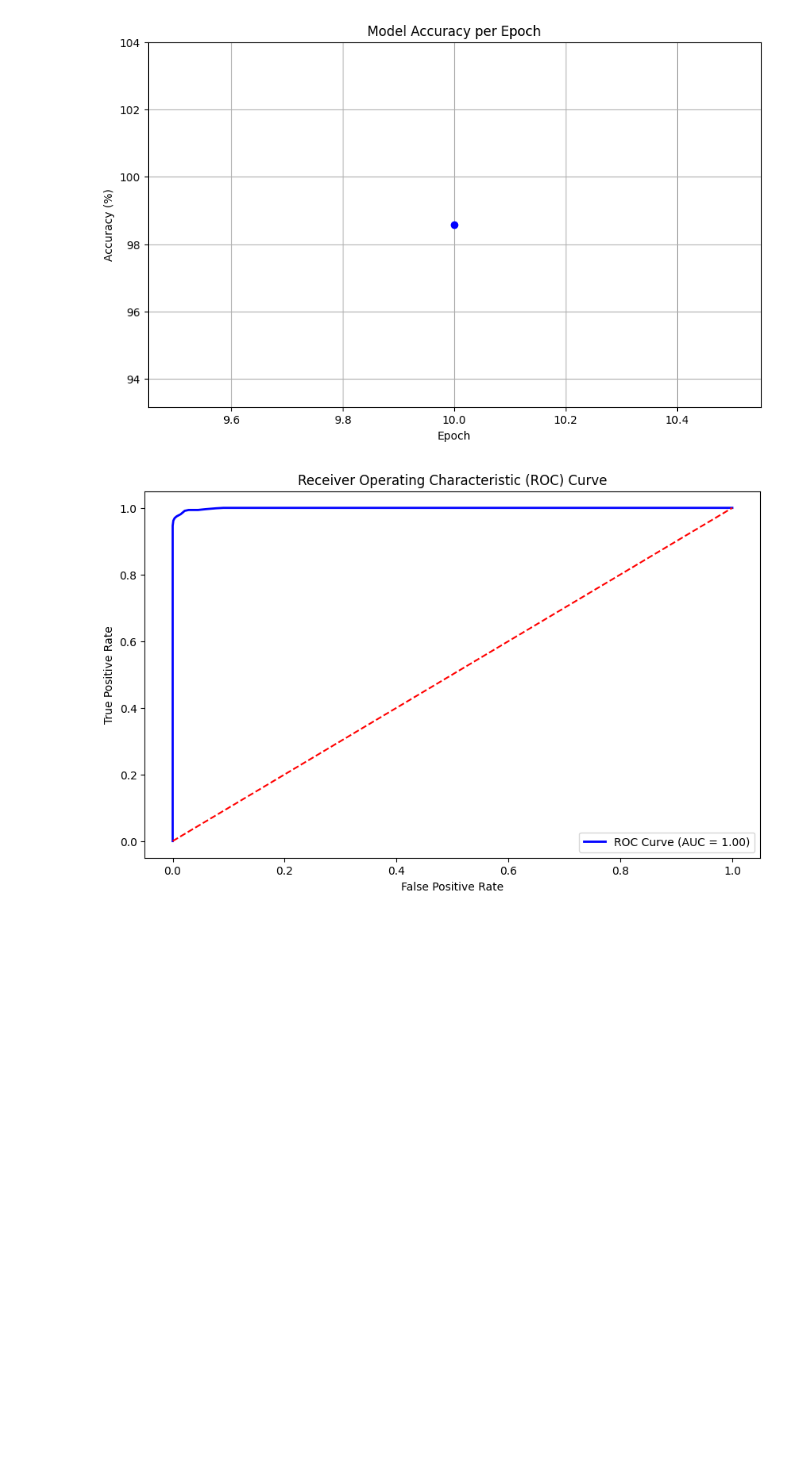
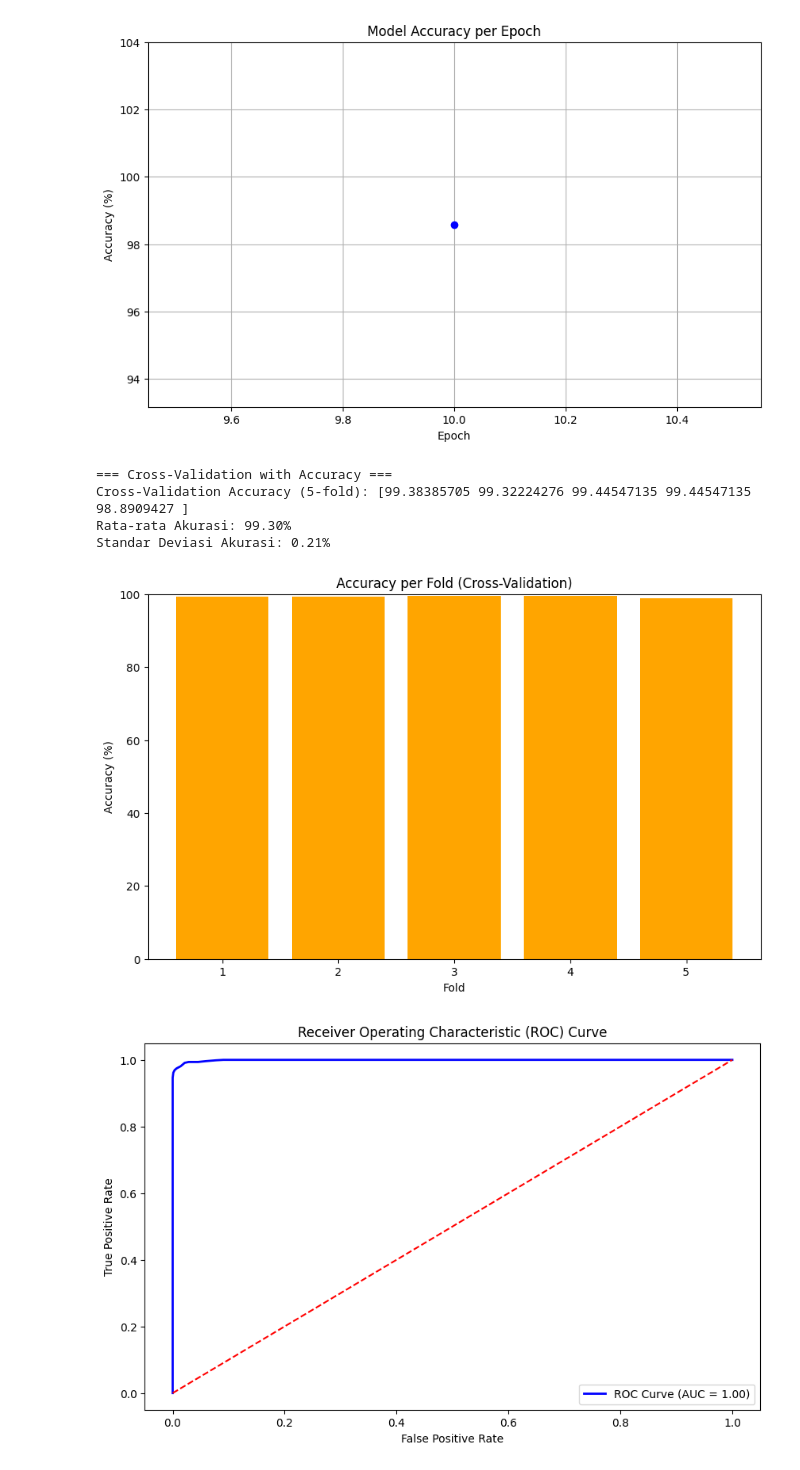
Before and after one commit to NaufalDekha002/NFD_MachineLearning, a Jupyter notebook: NFD_With_KNN.ipynb, the cells around one changed output. Cells and saved outputs as stored; diff of their text form; code cells hidden in the pictures; blank space fills up the shorter version.

```diff
--- a/NFD_With_KNN.ipynb
+++ b/NFD_With_KNN.ipynb
@@ -224,6 +225,30 @@ plt.grid()
 plt.show()
 # %% [output]
 [figure]
+# %%
+# === Cross-Validation with Accuracy ===
+print("\n=== Cross-Validation with Accuracy ===")
+# Menggunakan cross_val_score untuk mendapatkan akurasi rata-rata dari setiap fold
+cv_scores = cross_val_score(knn, x_networkpatterns, y_encoded, cv=5, scoring='accuracy')
+
+print(f"Cross-Validation Accuracy (5-fold): {cv_scores * 100}")
+print(f"Rata-rata Akurasi: {np.mean(cv_scores) * 100:.2f}%")
+print(f"Standar Deviasi Akurasi: {np.std(cv_scores) * 100:.2f}%")
+
+# Plotting Akurasi Cross-Validation
+plt.figure(figsize=(10, 6))
+plt.bar(range(1, len(cv_scores) + 1), cv_scores * 100, color='orange')
+plt.xlabel("Fold")
+plt.ylabel("Accuracy (%)")
+plt.title("Accuracy per Fold (Cross-Validation)")
+plt.ylim([0, 100])
+plt.show()
+# %% [output]
+=== Cross-Validation with Accuracy ===
+Cross-Validation Accuracy (5-fold): [99.38385705 99.32224276 99.44547135 99.44547135 98.8909427 ]
+Rata-rata Akurasi: 99.30%
+Standar Deviasi Akurasi: 0.21%
+[figure, added]
 # %%
 fpr, tpr, thresholds = roc_curve(y_networkpatterns_test, y_prob[:, 1])  # Probabilitas untuk Flood
 roc_auc = auc(fpr, tpr)
```
Also changed, not shown: parts of 1 cell of this notebook.
